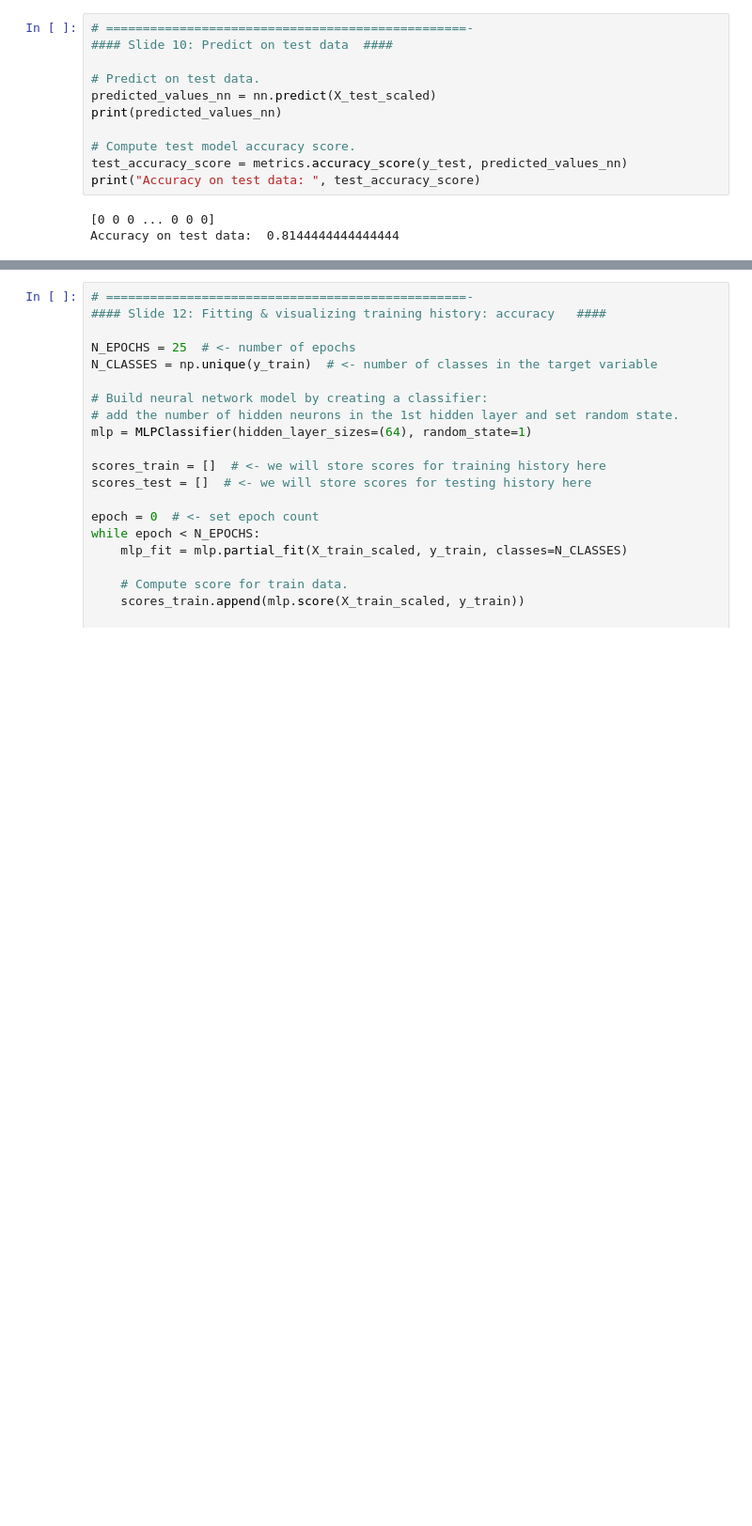
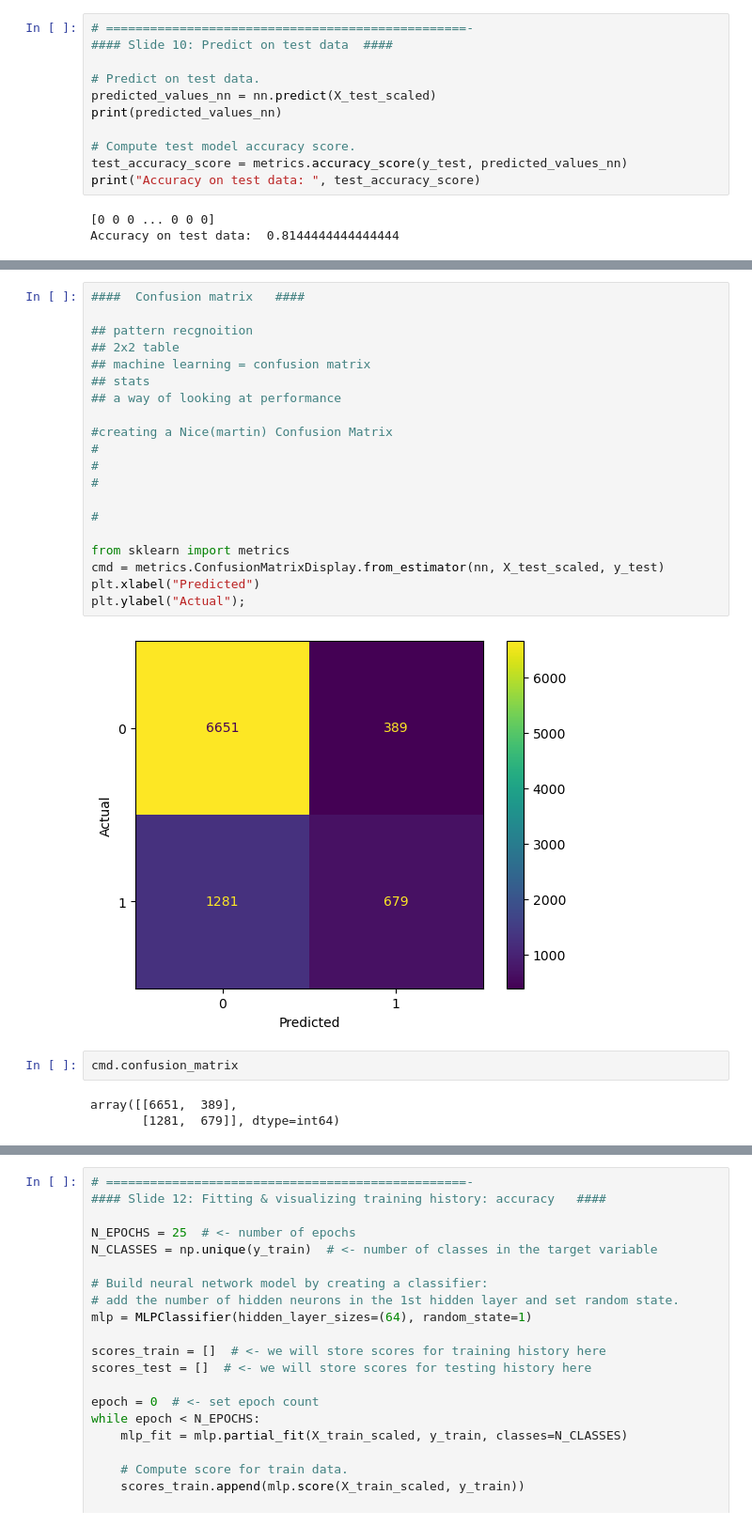
Before and after one commit to reddogTwin/IntrotoNeural_Networks, a Jupyter notebook: IntroToNeuralNetworks/2-BuildingNeuralNetworks/2-BuildingNeuralNetworks-code-martin.ipynb, the cells around one changed output, grey strips where cells are left out. Shown: that part at 94% size. Cells and saved outputs as stored; diff of their text form; blank space fills up the shorter version.

```diff
--- a/IntroToNeuralNetworks/2-BuildingNeuralNetworks/2-BuildingNeuralNetworks-code-martin.ipynb
+++ b/IntroToNeuralNetworks/2-BuildingNeuralNetworks/2-BuildingNeuralNetworks-code-martin.ipynb
@@ -322,0 +353,27 @@ print(conf_matrix_test)
+# %%
+####  Confusion matrix   ####
+
+## pattern recgnoition
+## 2x2 table
+## machine learning = confusion matrix
+## stats
+## a way of looking at performance
+
+#creating a Nice(martin) Confusion Matrix
+#
+#
+#
+
+#
+
+from sklearn import metrics
+cmd = metrics.ConfusionMatrixDisplay.from_estimator(nn, X_test_scaled, y_test)
+plt.xlabel("Predicted")
+plt.ylabel("Actual");
+# %% [output]
+[figure, added]
+# %%
+cmd.confusion_matrix
+# %% [output]
+array([[6651,  389],
+       [1281,  679]], dtype=int64)
```
Also changed, not shown: parts of 25 cells of this notebook.
